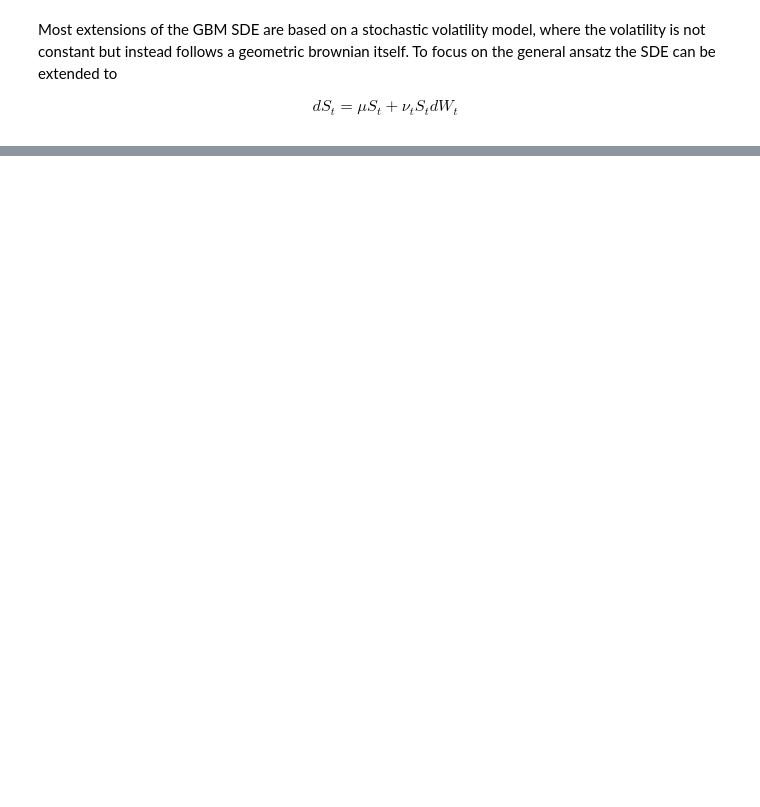
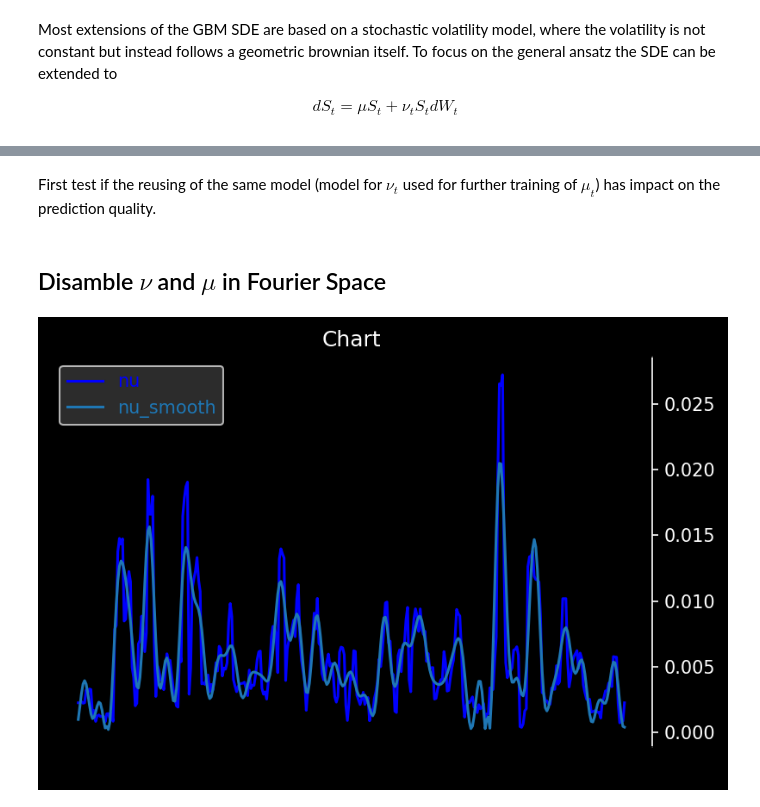
Before and after one commit to B0-B/chartPeer-trading, a Jupyter notebook: ChartPeer-SDK/stochastic_volatility.ipynb, the cells around one changed output, grey strips where cells are left out. Cells and saved outputs as stored; diff of their text form; code cells hidden in the pictures; blank space fills up the shorter version.

```diff
--- a/ChartPeer-SDK/stochastic_volatility.ipynb
+++ b/ChartPeer-SDK/stochastic_volatility.ipynb
@@ -411,0 +259,2 @@ AttributeError: module 'urllib' has no attribute 'urlencode'
+# %% [markdown]
+First test if the reusing of the same model (model for $\nu_t$ used for further training of $\mu_t$) has impact on the prediction quality.
@@ -411,0 +290,41 @@ AttributeError: module 'urllib' has no attribute 'urlencode'
+# %% [markdown]
+## Disamble $\nu$ and $\mu$ in Fourier Space
+# %%
+import numpy as np
+
+def vix (dataset, N):
+
+    '''
+    Volatility Index.
+    Returns time-resolved volatility with window meaning N.
+    Meaning is obtained from simple moving average.
+    '''
+
+    vol = []
+    for i in range(N, len(dataset)):
+        slicedSet = np.array(dataset[i-N:i])
+        v = statistics.volatility(slicedSet)
+        vol.append(v)
+
+    return np.array(vol)
+
+nu = vix(input, 5)
+# %%
+def fft_smoothing (F, smoothing=0):
+
+    F = np.fft.fft(nu)
+
+    # smooth
+    smooth_cut = int(F.shape[0]*(1-smoothing))
+    for i in range(smooth_cut, F.shape[0]-smooth_cut):
+        F[i] = 0
+
+    return np.fft.ifft(F)
+
+# take the absolute value of the fft to eliminate complex part
+nu_smooth = np.abs(fft_smoothing(nu, 0.90))
+
+plot.chart(nu, 'nu', overlays={'nu_smooth': nu_smooth})
+# plot.chart(nu_smooth, 'nu_smooth')
+# %% [output]
+[figure, added]
```
Also changed, not shown: parts of 18 cells of this notebook, 7 other files.
